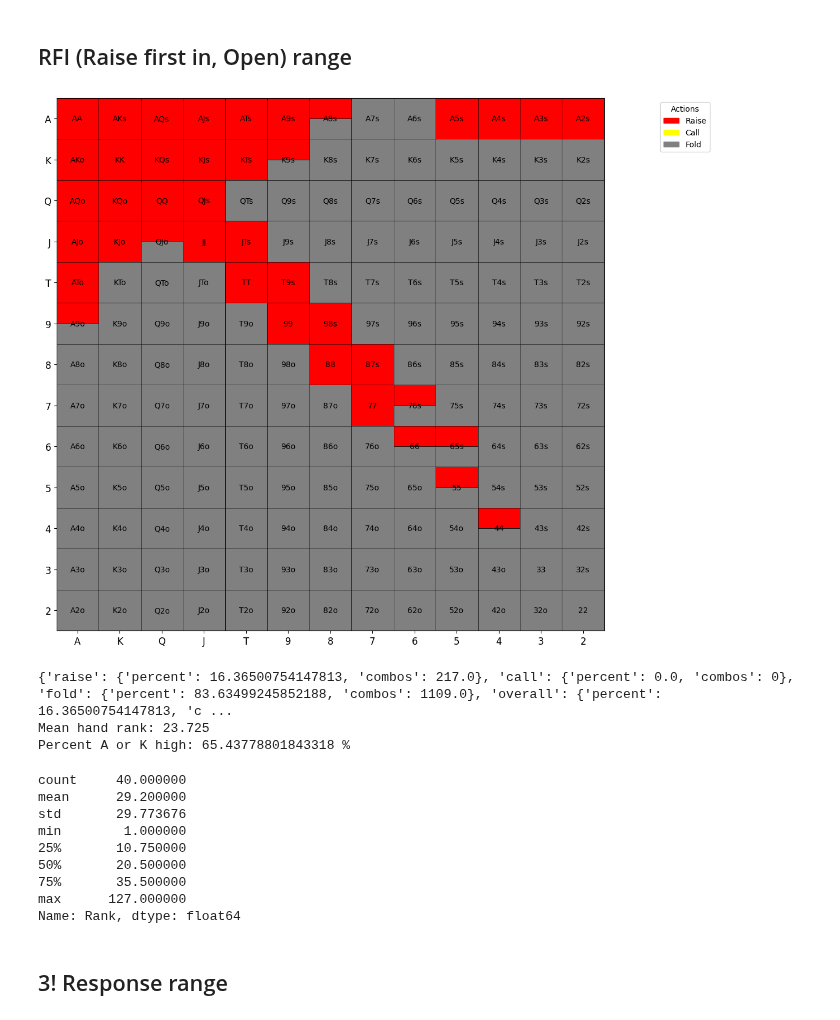
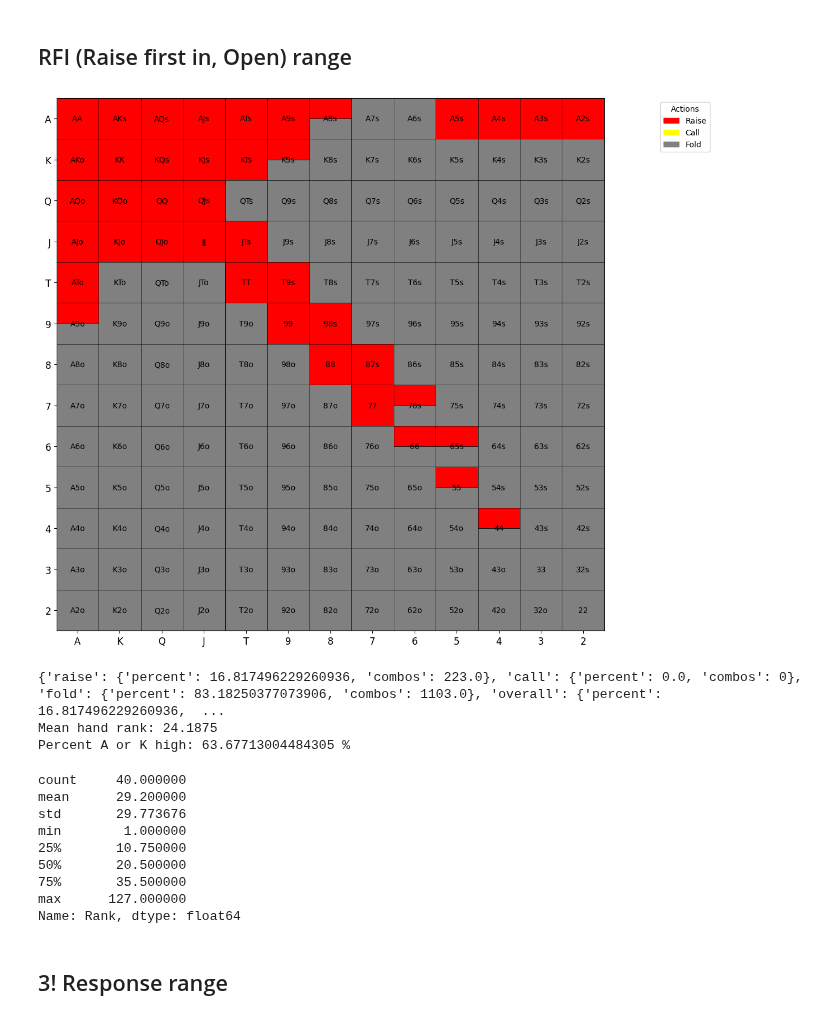
Before and after one commit to KunaalAgarwal/poker_analysis, a Jupyter notebook: src/lj_ranges.ipynb, the cells around one changed output. Cells and saved outputs as stored; diff of their text form; code cells hidden in the pictures.

```diff
--- a/src/lj_ranges.ipynb
+++ b/src/lj_ranges.ipynb
@@ -73,7 +73,7 @@ rfi_range = {
     "Q9s": {"raise": 0.0, "call": 0.0},
     "Q8s": {"raise": 0.0, "call": 0.0},
 
-    "QJo": {"raise": 0.5, "call": 0.0},
+    "QJo": {"raise": 1.0, "call": 0.0},
     "QTo": {"raise": 0.0, "call": 0.0},
     "Q9o": {"raise": 0.0, "call": 0.0},
 
@@ -91,37 +91,37 @@ rfi_range = {
 
     "87s": {"raise": 1.0, "call": 0.0},
     "86s": {"raise": 0.0, "call": 0.0},
 
     "76s": {"raise": 0.5, "call": 0.0},
     "75s": {"raise": 0.0, "call": 0.0},
 
     "65s": {"raise": 0.5, "call": 0.0},
 
     "54s": {"raise": 0.0, "call": 0.0},
 
     "43s": {"raise": 0.0, "call": 0.0},
 
     "32s": {"raise": 0.0, "call": 0.0},
 }
 
 # Visualize the range
 rfi = range_construction.generate_range(rfi_range, '../ranges/lj_ranges/lj_rfi.png')
 rfi_distribution = range_construction.range_hand_distribution(rfi_range)
 rfi_percent_by_actions = range_construction.range_percent_by_all_actions(rfi_range)
 rfi_mean_hand_rank = range_construction.average_range_rank(rfi_range)
 
 
 print(rfi_percent_by_actions)
 print(f'Mean hand rank: {rfi_mean_hand_rank}')
 print(f'Percent A or K high: {range_construction.percent_range_high_card(rfi_range)} %')
 
 rfi_distribution[1].to_csv('../ranges/lj_ranges/lj_rfi_distribution.csv')
 rfi_distribution[0]
 # %% [output]
-[figure, old version]
+[figure, new version]
-{'raise': {'percent': 16.36500754147813, 'combos': 217.0}, 'call': {'percent': 0.0, 'combos': 0}, 'fold': {'percent': 83.63499245852188, 'combos': 1109.0}, 'overall': {'percent': 16.36500754147813, 'c ...
-Mean hand rank: 23.725
-Percent A or K high: 65.43778801843318 %
+{'raise': {'percent': 16.817496229260936, 'combos': 223.0}, 'call': {'percent': 0.0, 'combos': 0}, 'fold': {'percent': 83.18250377073906, 'combos': 1103.0}, 'overall': {'percent': 16.817496229260936,  ...
+Mean hand rank: 24.1875
+Percent A or K high: 63.67713004484305 %
 count     40.000000
 mean      29.200000
 std       29.773676
```
Also changed, not shown: parts of 1 cell of this notebook, 2 other files.
